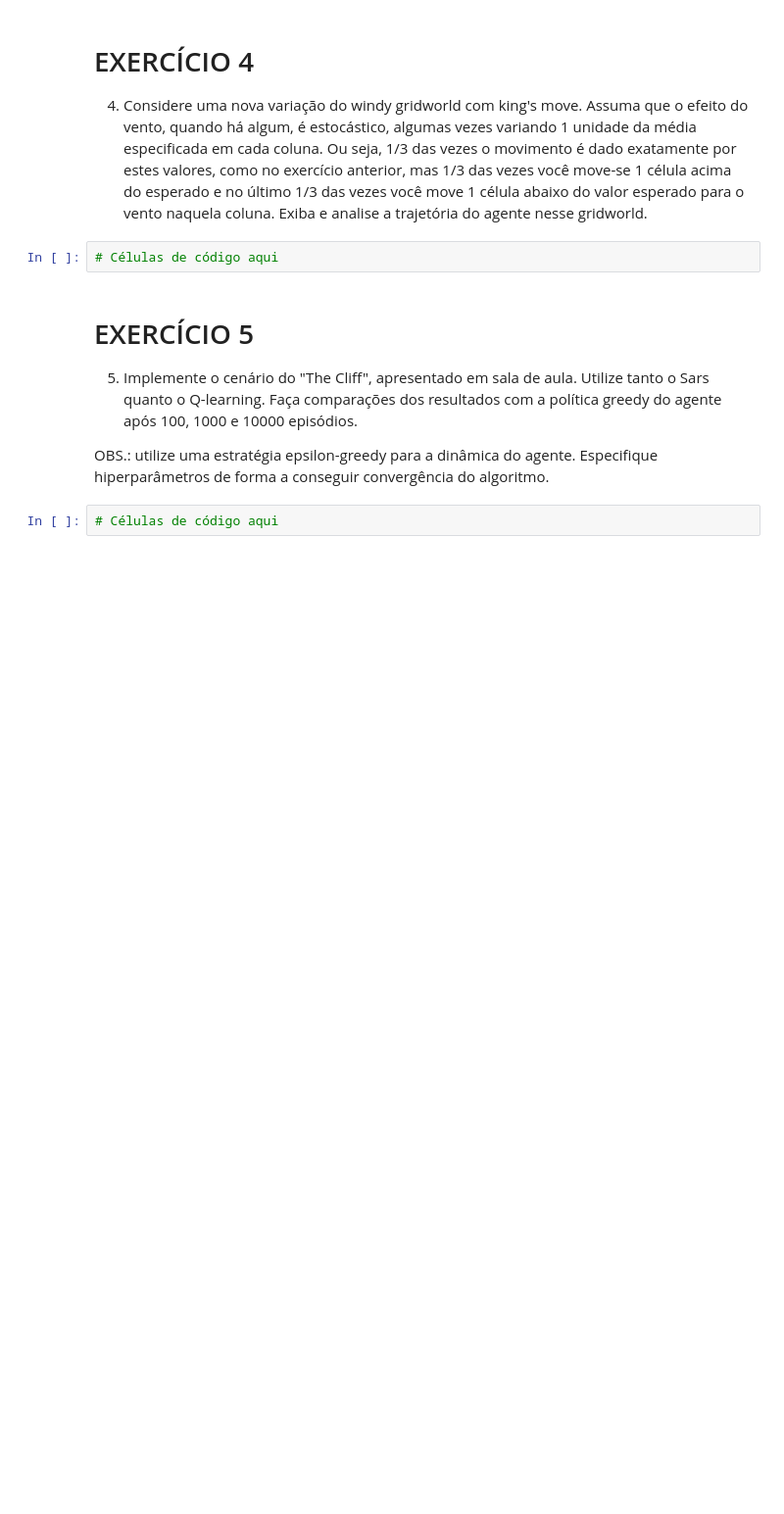
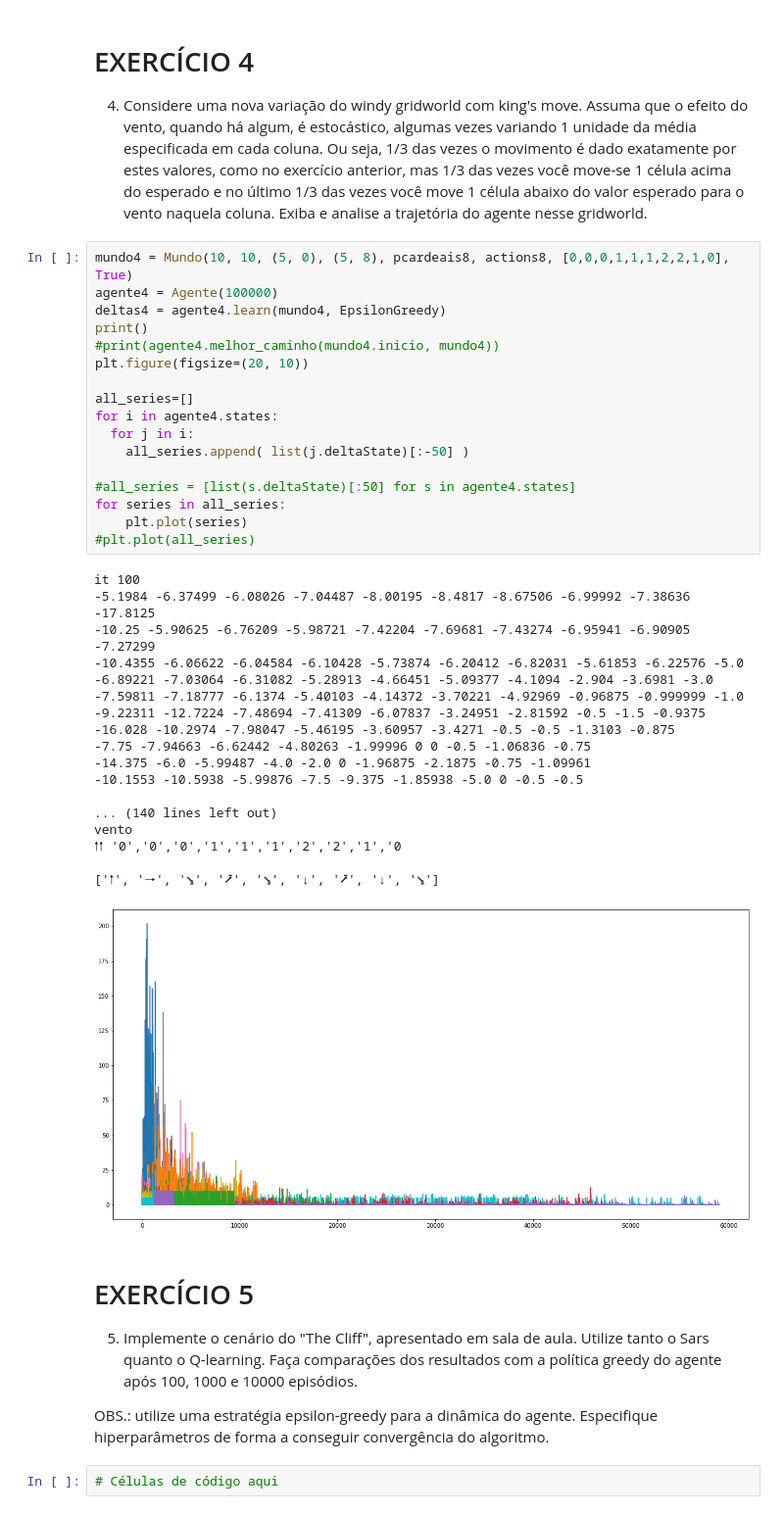
Before and after one commit to girotodenis/semisupervisionada, a Jupyter notebook: Lista_RL_2019_1_Davi_Denis_Naiara.ipynb, the cells around one changed output. Shown at 98% size. Saved outputs shown, nothing was run; the diff lists cells and outputs as text; blank space fills up the shorter version.

```diff
--- a/Lista_RL_2019_1_Davi_Denis_Naiara.ipynb
+++ b/Lista_RL_2019_1_Davi_Denis_Naiara.ipynb
@@ -580,8 +597,42 @@ it 100
 # EXERCÍCIO 4
 
 4) Considere uma nova variação do windy gridworld com king's move. Assuma que o efeito do vento, quando há algum, é estocástico, algumas vezes variando 1 unidade da média especificada em cada coluna. Ou seja, 1/3 das vezes o movimento é dado exatamente por estes valores, como no exercício anterior, mas 1/3 das vezes você move-se 1 célula acima do esperado e no último 1/3 das vezes você move 1 célula abaixo do valor esperado para o vento naquela coluna. Exiba e analise a trajetória do agente nesse gridworld.
-# %%
-# Células de código aqui
+# %%
+mundo4 = Mundo(10, 10, (5, 0), (5, 8), pcardeais8, actions8, [0,0,0,1,1,1,2,2,1,0], True)
+agente4 = Agente(100000)
+deltas4 = agente4.learn(mundo4, EpsilonGreedy)
+print()
+#print(agente4.melhor_caminho(mundo4.inicio, mundo4))
+plt.figure(figsize=(20, 10))
+
+all_series=[]
+for i in agente4.states:
+  for j in i:
+    all_series.append( list(j.deltaState)[:-50] )
+
+#all_series = [list(s.deltaState)[:50] for s in agente4.states]
+for series in all_series:
+    plt.plot(series)
+#plt.plot(all_series)
+# %% [output]
+it 100
+-5.1984 -6.37499 -6.08026 -7.04487 -8.00195 -8.4817 -8.67506 -6.99992 -7.38636 -17.8125
+-10.25 -5.90625 -6.76209 -5.98721 -7.42204 -7.69681 -7.43274 -6.95941 -6.90905 -7.27299
+-10.4355 -6.06622 -6.04584 -6.10428 -5.73874 -6.20412 -6.82031 -5.61853 -6.22576 -5.0
+-6.89221 -7.03064 -6.31082 -5.28913 -4.66451 -5.09377 -4.1094 -2.904 -3.6981 -3.0
+-7.59811 -7.18777 -6.1374 -5.40103 -4.14372 -3.70221 -4.92969 -0.96875 -0.999999 -1.0
+-9.22311 -12.7224 -7.48694 -7.41309 -6.07837 -3.24951 -2.81592 -0.5 -1.5 -0.9375
+-16.028 -10.2974 -7.98047 -5.46195 -3.60957 -3.4271 -0.5 -0.5 -1.3103 -0.875
+-7.75 -7.94663 -6.62442 -4.80263 -1.99996 0 0 -0.5 -1.06836 -0.75
+-14.375 -6.0 -5.99487 -4.0 -2.0 0 -1.96875 -2.1875 -0.75 -1.09961
+-10.1553 -10.5938 -5.99876 -7.5 -9.375 -1.85938 -5.0 0 -0.5 -0.5
+
+... (140 lines left out)
+vento
+🠑🠑 '0','0','0','1','1','1','2','2','1','0
+
+['🠑', '🠒', '⭸', '⭷', '⭸', '↓', '⭷', '↓', '⭸']
+[figure, added]
 # %% [markdown]
 # EXERCÍCIO 5
 
```
Also changed, not shown: parts of 9 cells of this notebook.
